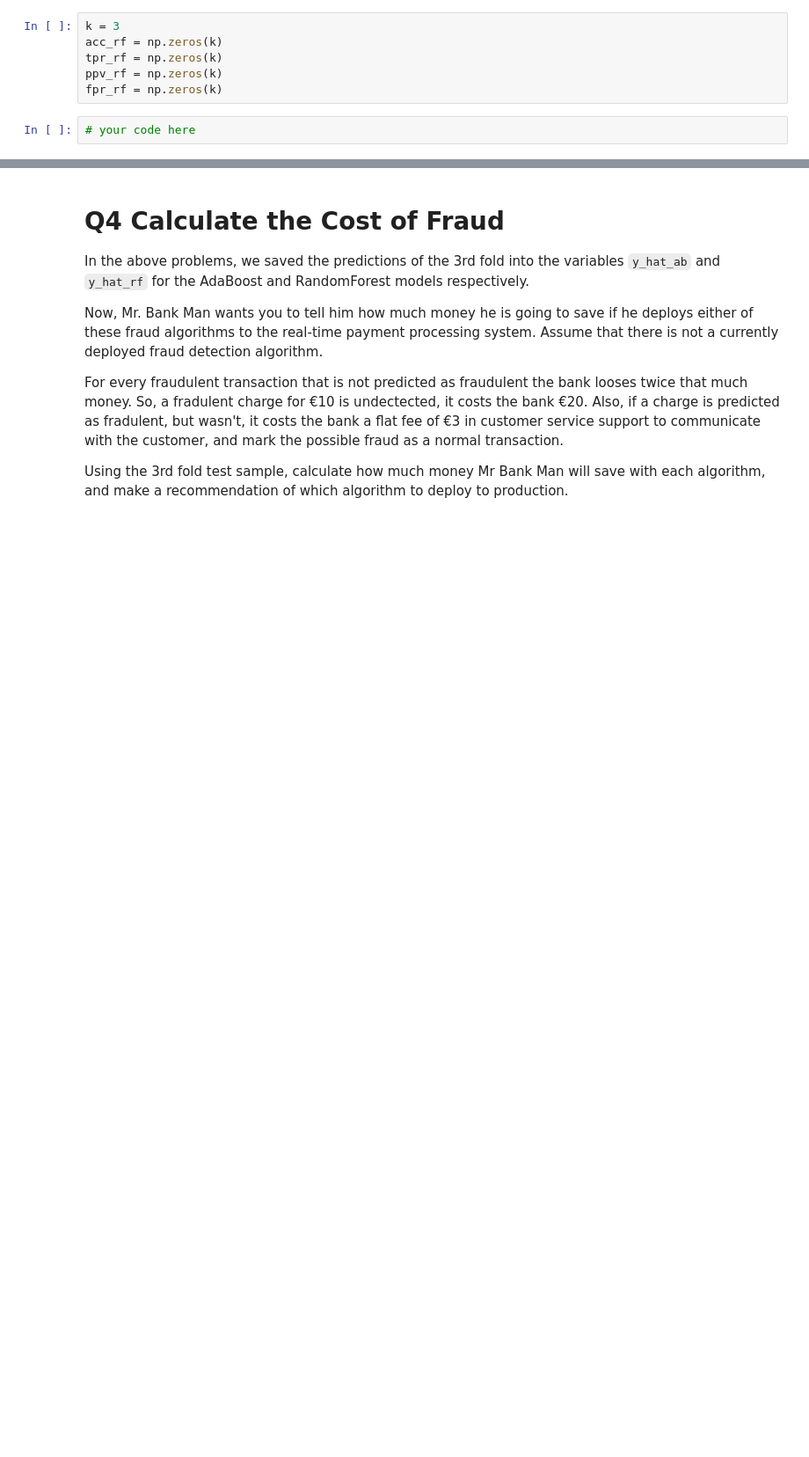
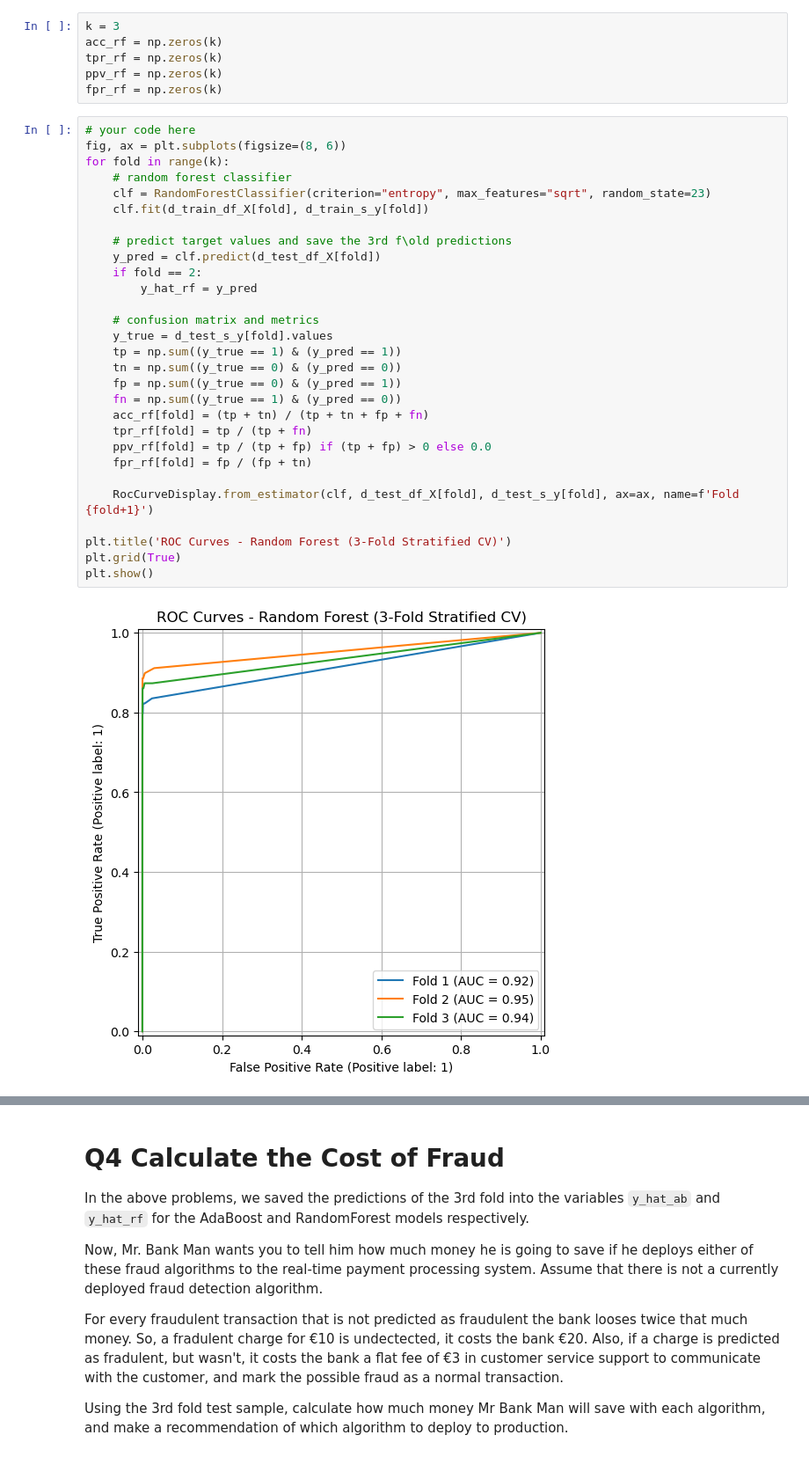
Before and after one commit to eduardo-issa/DataAnalytics_CS329E, a Jupyter notebook: Assignment9/CS329E_HW09.ipynb, the cells around one changed output, grey strips where cells are left out. Shown at 88% size. Drawn from its saved outputs; the diff is of its cells as text; blank space fills up the shorter version.

```diff
--- a/Assignment9/CS329E_HW09.ipynb
+++ b/Assignment9/CS329E_HW09.ipynb
@@ -169,8 +169,37 @@ acc_rf = np.zeros(k)
 tpr_rf = np.zeros(k)
 ppv_rf = np.zeros(k)
 fpr_rf = np.zeros(k)
-# %%
-# your code here
+# %%
+# your code here
+fig, ax = plt.subplots(figsize=(8, 6))
+for fold in range(k):
+    # random forest classifier
+    clf = RandomForestClassifier(criterion="entropy", max_features="sqrt", random_state=23)
+    clf.fit(d_train_df_X[fold], d_train_s_y[fold])
+
+    # predict target values and save the 3rd f\old predictions
+    y_pred = clf.predict(d_test_df_X[fold])
+    if fold == 2:
+        y_hat_rf = y_pred
+
+    # confusion matrix and metrics
+    y_true = d_test_s_y[fold].values
+    tp = np.sum((y_true == 1) & (y_pred == 1))
+    tn = np.sum((y_true == 0) & (y_pred == 0))
+    fp = np.sum((y_true == 0) & (y_pred == 1))
+    fn = np.sum((y_true == 1) & (y_pred == 0))
+    acc_rf[fold] = (tp + tn) / (tp + tn + fp + fn)
+    tpr_rf[fold] = tp / (tp + fn)
+    ppv_rf[fold] = tp / (tp + fp) if (tp + fp) > 0 else 0.0
+    fpr_rf[fold] = fp / (fp + tn)
+
+    RocCurveDisplay.from_estimator(clf, d_test_df_X[fold], d_test_s_y[fold], ax=ax, name=f'Fold {fold+1}')
+
+plt.title('ROC Curves - Random Forest (3-Fold Stratified CV)')
+plt.grid(True)
+plt.show()
+# %% [output]
+[figure, added]
 # %%
 print('The min, mean, and max TPR are: {:.2f}, {:.2f}, and {:.2f}'.format(tpr_rf.min(), tpr_rf.mean(), tpr_rf.max()))
 print('The min, mean, and max PPV are: {:.2f}, {:.2f}, and {:.2f}'.format(ppv_rf.min(), ppv_rf.mean(), ppv_rf.max()))
```
Also changed, not shown: parts of 5 cells of this notebook, 1 other file.
